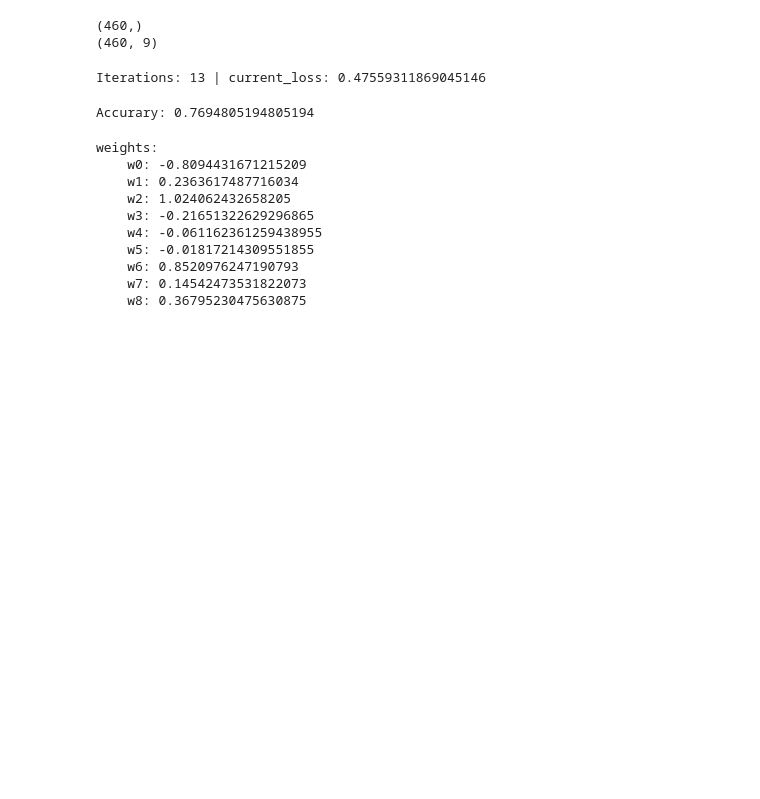
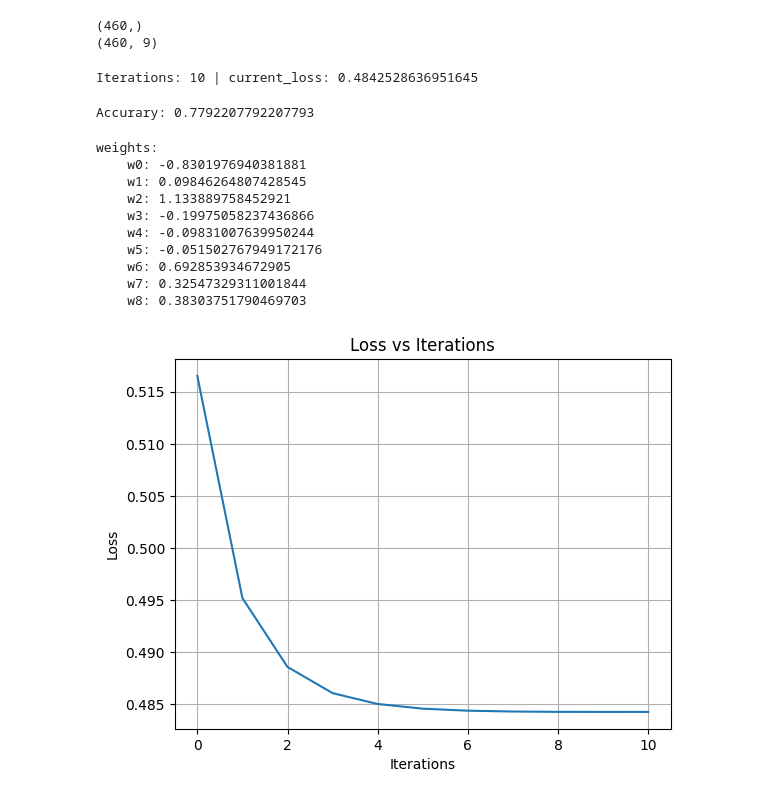
Before and after one commit to rudrprasad05/ai, a Jupyter notebook: logistic-regression/bgd-sgd.ipynb, the cells around one changed output. Cells and saved outputs as stored; diff of their text form; code cells hidden in the pictures; blank space fills up the shorter version.

```diff
--- a/logistic-regression/bgd-sgd.ipynb
+++ b/logistic-regression/bgd-sgd.ipynb
@@ -79,6 +80,7 @@ iterations = 0
 learning_rate = 0.01
 
 epsilon = 1e-15 # const dont change
+allLoss = []
 
 weights = np.zeros(X_train.shape[1])
 while iterations < fail_safe:
@@ -112,6 +114,7 @@ while iterations < fail_safe:
     current_loss = -(1/m) * np.sum(
         y_train * np.log(y_pred_all) + (1 - y_train) * np.log(1 - y_pred_all)
     )
+    allLoss.append(current_loss)
 
     if iterations > 0 and abs(current_loss - prev_loss) < threshold:
         print(f"Iterations: {iterations} | current_loss: {current_loss}")
@@ -120,7 +123,7 @@ while iterations < fail_safe:
     prev_loss = current_loss
     iterations += 1
 # %% [output]
-Iterations: 13 | current_loss: 0.47559311869045146
+Iterations: 10 | current_loss: 0.4842528636951645
 # %%
 # run the algo again but on test data
 z_test = np.dot(X_test, weights)
@@ -134,7 +137,7 @@ accuracy = np.mean(y_pred == y_test)
 
 print(f"Accurary: {accuracy}")
 # %% [output]
-Accurary: 0.7694805194805194
+Accurary: 0.7792207792207793
 # %%
 print("weights:")
 
@@ -142,12 +145,32 @@ for i, w in enumerate(weights):
     print(f"    w{i}: {w}")
 # %% [output]
 weights:
-    w0: -0.8094431671215209
-    w1: 0.2363617487716034
-    w2: 1.024062432658205
-    w3: -0.21651322629296865
-    w4: -0.061162361259438955
-    w5: -0.01817214309551855
-    w6: 0.8520976247190793
-    w7: 0.14542473531822073
-    w8: 0.36795230475630875
+    w0: -0.8301976940381881
+    w1: 0.09846264807428545
+    w2: 1.133889758452921
+    w3: -0.19975058237436866
+    w4: -0.09831007639950244
+    w5: -0.051502767949172176
+    w6: 0.692853934672905
+    w7: 0.32547329311001844
+    w8: 0.38303751790469703
+# %%
+# plot
+# create x-axis (iterations)
+iterations = list(range(len(allLoss)))
+
+# plot
+plt.figure()
+plt.plot(iterations, allLoss)
+
+# labels
+plt.xlabel("Iterations")
+plt.ylabel("Loss")
+plt.title("Loss vs Iterations")
+
+# show grid (optional but helpful)
+plt.grid()
+
+plt.show()
+# %% [output]
+[figure, added]
```
Also changed, not shown: parts of 2 cells of this notebook, 17 other files.
